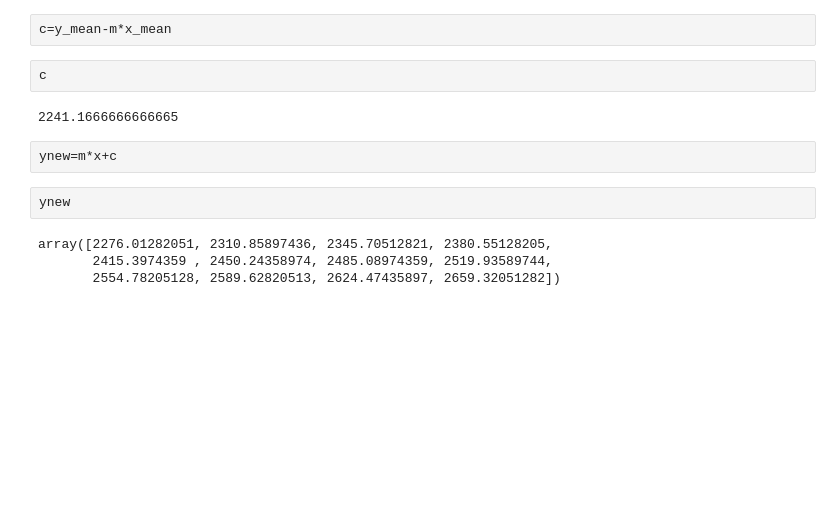
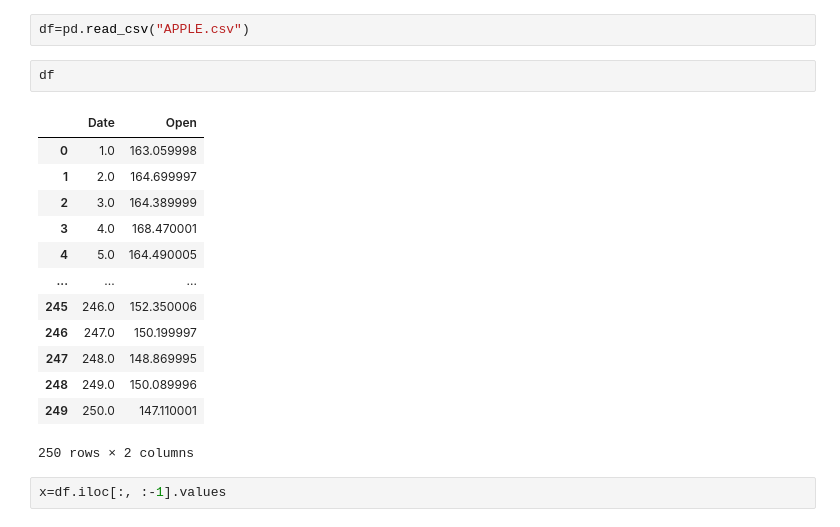
Before and after one commit to samrinniyas/Introduction-to-Data-Analytics, a Jupyter notebook: linear_regression.ipynb, the cells around one changed output. Cells and saved outputs as stored; diff of their text form; blank space fills up the shorter version.

```diff
--- a/linear_regression.ipynb
+++ b/linear_regression.ipynb
@@ -37,14 +7,20 @@ m
-# %%
-c=y_mean-m*x_mean
-# %%
-c
-# %% [output]
-2241.1666666666665
-# %%
-ynew=m*x+c
-# %%
-ynew
-# %% [output]
-array([2276.01282051, 2310.85897436, 2345.70512821, 2380.55128205,
-       2415.3974359 , 2450.24358974, 2485.08974359, 2519.93589744,
-       2554.78205128, 2589.62820513, 2624.47435897, 2659.32051282])
+# %%
+df=pd.read_csv("APPLE.csv")
+# %%
+df
+# %% [output]
+|  | Date | Open |
+| 0 | 1.0 | 163.059998 |
+| 1 | 2.0 | 164.699997 |
+| 2 | 3.0 | 164.389999 |
+| 3 | 4.0 | 168.470001 |
+| 4 | 5.0 | 164.490005 |
+| ... | ... | ... |
+| 245 | 246.0 | 152.350006 |
+| 246 | 247.0 | 150.199997 |
+| 247 | 248.0 | 148.869995 |
+| 248 | 249.0 | 150.089996 |
+| 249 | 250.0 | 147.110001 |
+250 rows × 2 columns
+# %%
+x=df.iloc[:, :-1].values
```
Also changed, not shown: parts of 18 cells of this notebook.
